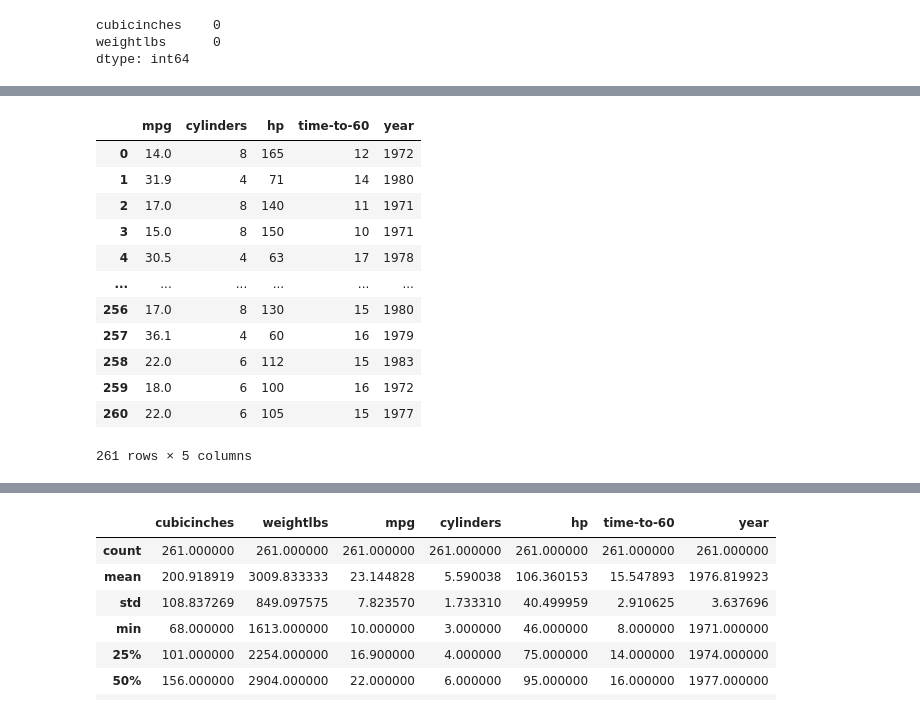
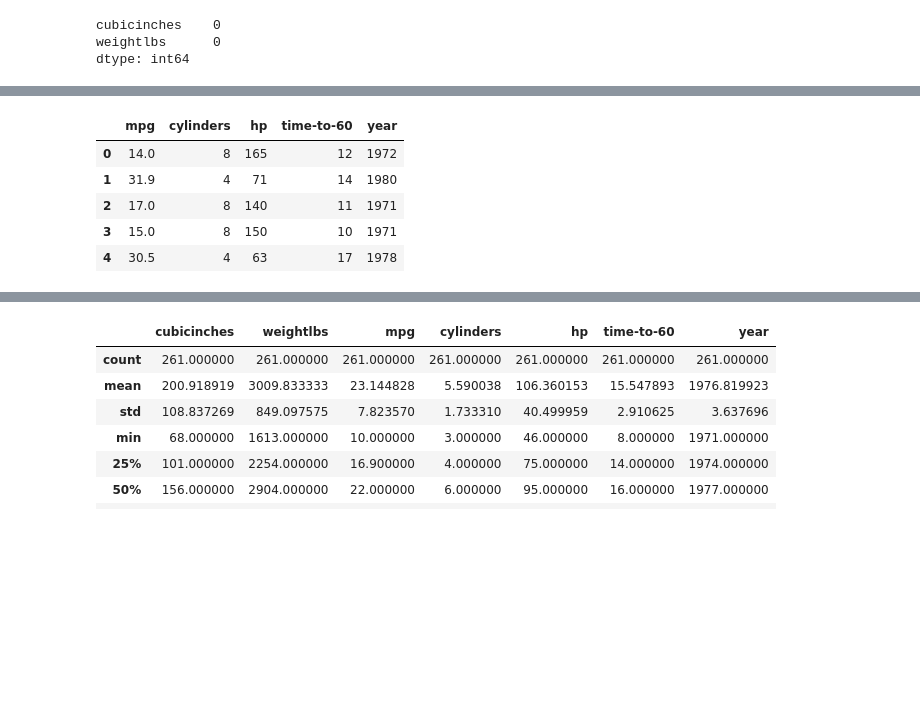
Before and after one commit to masedos/Bootcamp-Analista-de-Machine-Learning, a Jupyter notebook: Módulo 5/desafio_final_cars.ipynb, the cells around one changed output, grey strips where cells are left out. Drawn from its saved outputs; the diff is of its cells as text; code cells hidden in the pictures; blank space fills up the shorter version.

```diff
--- a/Módulo 5/desafio_final_cars.ipynb
+++ b/Módulo 5/desafio_final_cars.ipynb
@@ -299,19 +356,12 @@ df6
 # %%
 cols_two = ['mpg', 'cylinders','hp', 'time-to-60', 'year']
 df7 = df[cols_two]
-df7
+df7.head()
 # %% [output]
 |  | mpg | cylinders | hp | time-to-60 | year |
 | 0 | 14.0 | 8 | 165 | 12 | 1972 |
 | 1 | 31.9 | 4 | 71 | 14 | 1980 |
 | 2 | 17.0 | 8 | 140 | 11 | 1971 |
 | 3 | 15.0 | 8 | 150 | 10 | 1971 |
 | 4 | 30.5 | 4 | 63 | 17 | 1978 |
-| ... | ... | ... | ... | ... | ... |
-| 256 | 17.0 | 8 | 130 | 15 | 1980 |
-| 257 | 36.1 | 4 | 60 | 16 | 1979 |
-| 258 | 22.0 | 6 | 112 | 15 | 1983 |
-| 259 | 18.0 | 6 | 100 | 16 | 1972 |
-| 260 | 22.0 | 6 | 105 | 15 | 1977 |
-261 rows × 5 columns
 # %%
```
Also changed, not shown: parts of 36 cells of this notebook.
